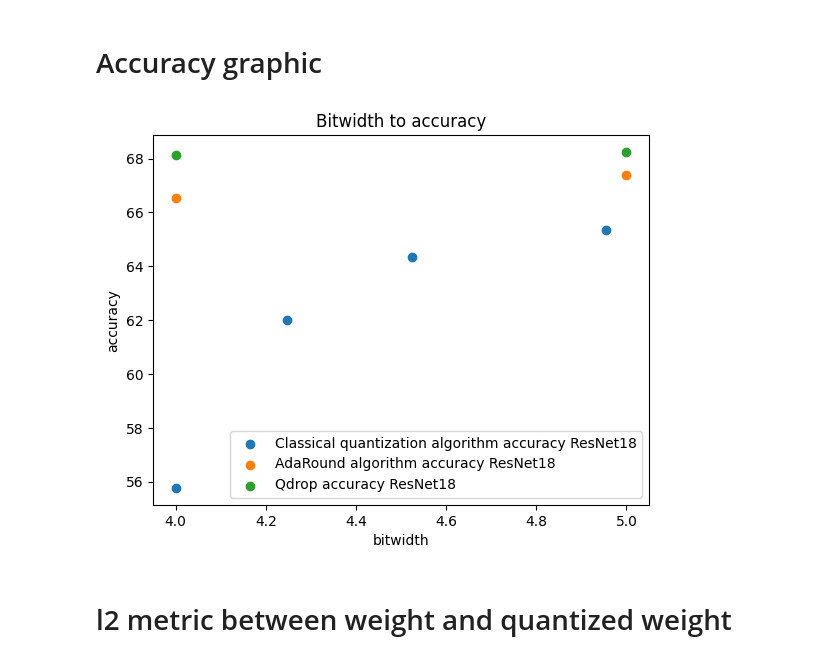
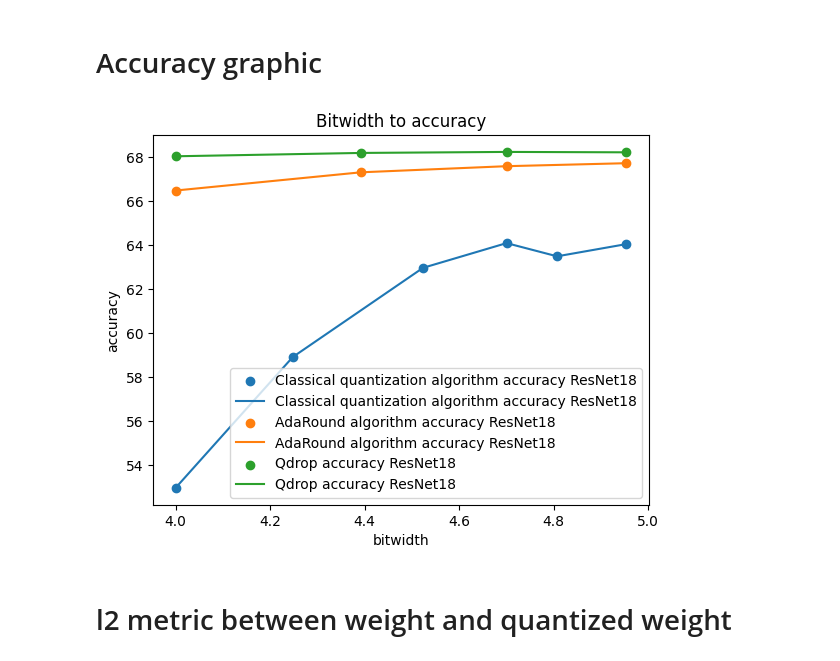
Before and after one commit to intsystems/2023-Project-138, a Jupyter notebook: code/graphics.ipynb, the cells around one changed output. Drawn from its saved outputs; the diff is of its cells as text; code cells hidden in the pictures.

```diff
--- a/code/graphics.ipynb
+++ b/code/graphics.ipynb
@@ -2,22 +2,28 @@
 # Accuracy graphic
 # %%
 import numpy as np
-accuracy = {"Classical quantization algorithm accuracy ResNet18" : {4 : 55.77, np.log2(2**4+3) : 61.99, np.log2(2**4+7) : 64.36, np.log2(2**4+15) : 65.35},
-            "AdaRound algorithm accuracy ResNet18" : {4 : 66.55, 5 : 67.38},
-            "Qdrop accuracy ResNet18": {4 : 68.12, 5 : 68.25}}
+accuracy = {"Classical quantization algorithm accuracy ResNet18" : {4 : 52.961997985839844,
+                                                                    np.log2(2**4+3) : 58.90599822998047,
+                                                                    np.log2(2**4+7) : 62.95800018310547,
+                                                                    np.log2(2**4+10) : 64.08200073242188,
+                                                                    np.log2(2**4+12) : 63.481998443603516,
+                                                                    np.log2(2**4+15) : 64.03800201416016},
+            "AdaRound algorithm accuracy ResNet18" : {4 : 66.47000122070312,   np.log2(2**4+5) : 67.2979965209961 , np.log2(2**4+10) : 67.57599639892578, np.log2(2**4+15) : 67.71199798583984},
+            "Qdrop accuracy ResNet18": {4 : 68.0260009765625, np.log2(2**4+5) : 68.1780014038086 , np.log2(2**4+10) : 68.2239990234375, np.log2(2**4+15) : 68.20600128173828}}
 
 
 import matplotlib.pyplot as plt
 plt.title('Bitwidth to accuracy')
 for label, bits_to_accs in accuracy.items():
     plt.scatter(bits_to_accs.keys(), bits_to_accs.values(), label=label)
+    plt.plot(bits_to_accs.keys(), bits_to_accs.values(), label=label)
 
 plt.xlabel('bitwidth')
 plt.ylabel('accuracy')
 plt.legend()
 plt.show()
 # %% [output]
-[figure, old version]
+[figure, new version]
 # %% [markdown]
 # l2 metric between weight and quantized weight
 # %% [markdown]
```
Also changed, not shown: 5 other files.
